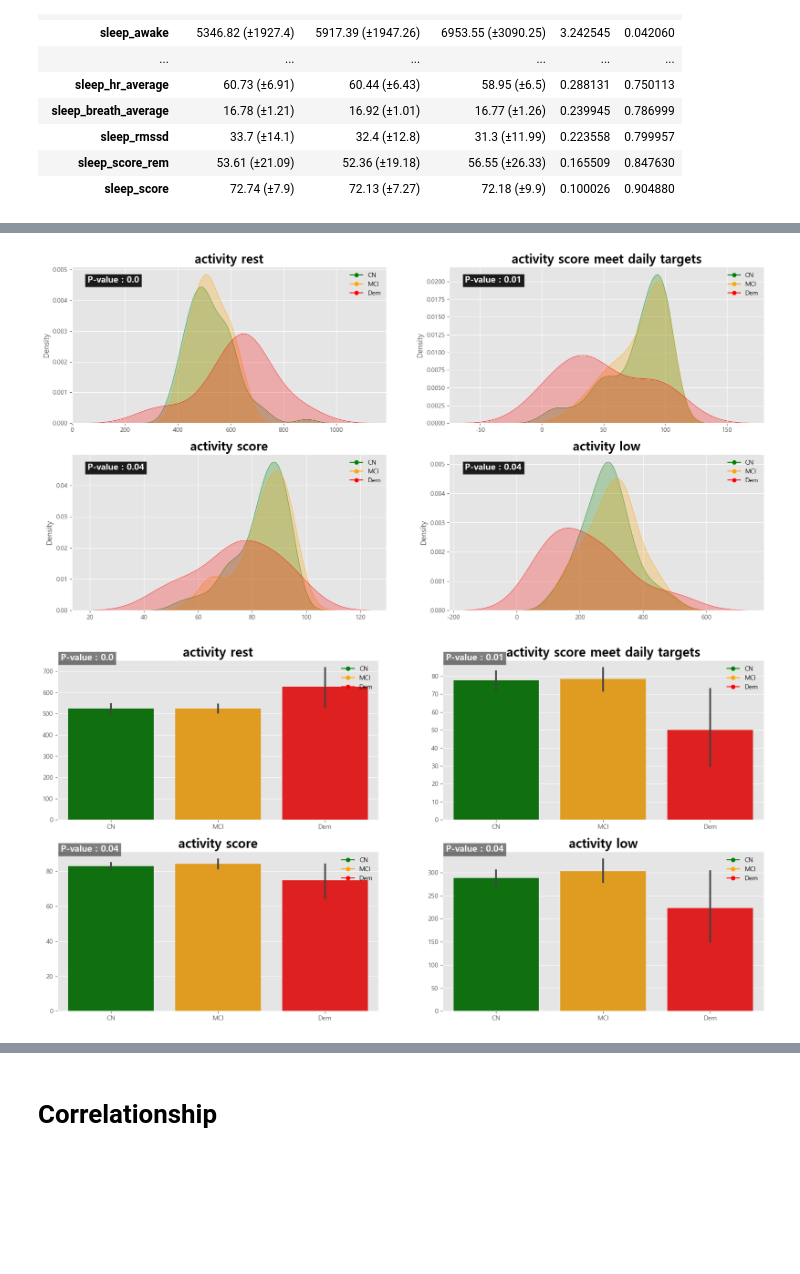
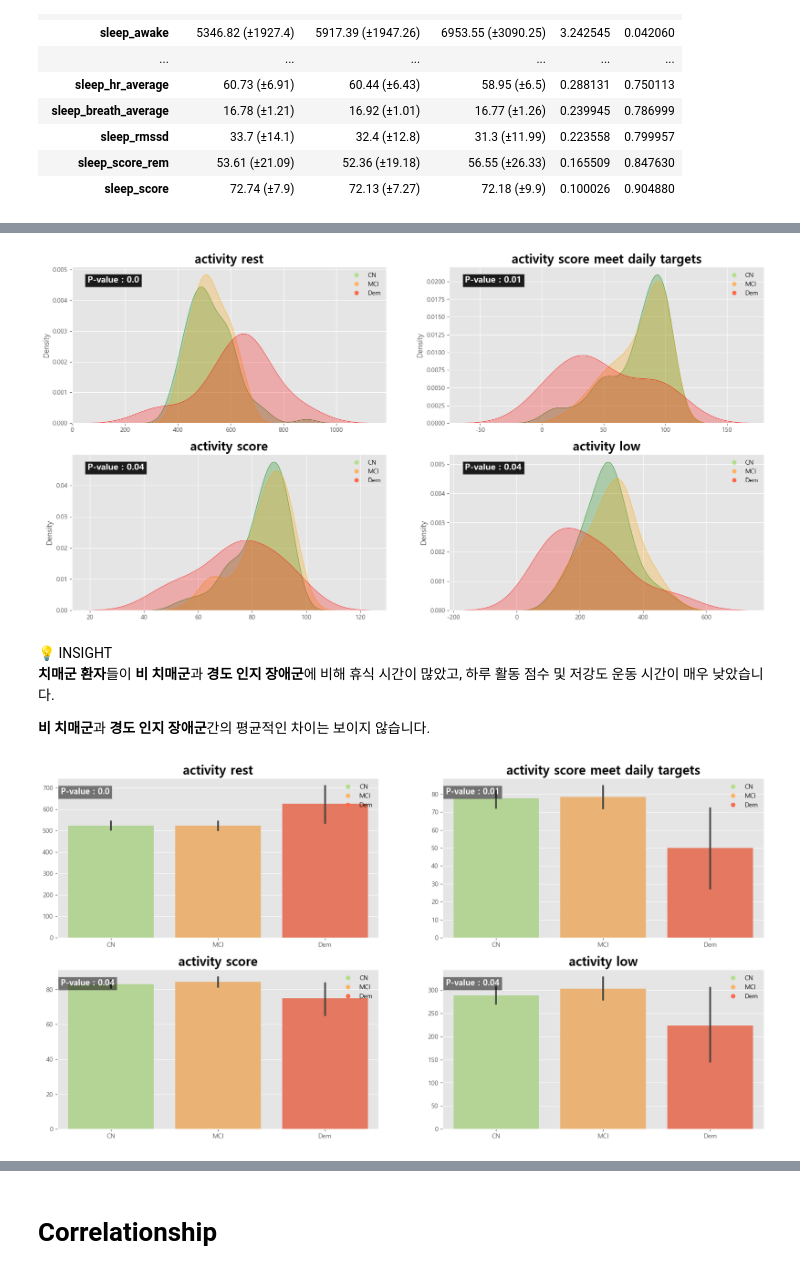
Before and after one commit to yonghyeun/Dementia_Analysis, a Jupyter notebook: LifeLog data/[라이프로그] 데이터 모델링.ipynb, the cells around one changed output, grey strips where cells are left out. Drawn from its saved outputs; the diff is of its cells as text; code cells hidden in the pictures; blank space fills up the shorter version.

```diff
--- a/LifeLog data/[라이프로그] 데이터 모델링.ipynb
+++ b/LifeLog data/[라이프로그] 데이터 모델링.ipynb
@@ -184,9 +225,9 @@ sleep_pvalue = sleep_result[sleep_result['p-value'] < 0.05]
 # %%
 fig,ax = plt.subplots(ncols = 2,nrows = 2, figsize = (20,10))
 
-target_colors = {'CN':'green','MCI':'orange','Dem':'red'}
+target_colors = {'CN':'#b2df8a','MCI':'#fdb462','Dem':'#fb6a4a'}
 
-legend_elements = [plt.Line2D([0], [0], marker='o', color=color, label=label)
+legend_elements = [plt.Line2D([0], [0], marker='o', color=color, label=label, linestyle = ' ')
                         for label, color in target_colors.items()]
 
 ax = ax.flatten()
@@ -213,40 +254,49 @@ for i,col in enumerate(activity_pvalue.index):
         # add text to ax
         ax[i].text(0.05, 0.9, f'P-value : {p}', transform=ax[i].transAxes, fontsize=14, fontweight='bold', color='white', bbox=dict(facecolor='black', alpha=0.5))
 # %% [output]
-[figure, old version]
+[figure, new version]
+# %% [markdown]
+<aside>
+💡 INSIGHT
+
+ **치매군 환자**들이 **비 치매군**과 **경도 인지 장애군**에 비해 휴식 시간이 많았고, 하루 활동 점수 및 저강도 운동 시간이 매우 낮았습니다.
+
+ **비 치매군**과 **경도 인지 장애군**간의 평균적인 차이는 보이지 않습니다.
+
+</aside>
 # %%
 fig,ax = plt.subplots(ncols = 2,nrows = 2, figsize = (20,10))
 
-target_colors = {'CN':'green','MCI':'orange','Dem':'red'}
+target_colors = {'CN':'#b2df8a','MCI':'#fdb462','Dem':'#fb6a4a'}
 
-legend_elements = [plt.Line2D([0], [0], marker='o', color=color, label=label)
+legend_elements = [plt.Line2D([0], [0], marker='o', color=color, label=label, linestyle = ' ')
                         for label, color in target_colors.items()]
 
 ax = ax.flatten()
 
-colors = ['green','orange','red']
+colors = ['#b2df8a','#fdb462','#fb6a4a']
 
 p_value = activity_pvalue['p-value'].values
 
 for i,col in enumerate(activity_pvalue.index):
 
     p = round(p_value[i],2)
 
     sns.barplot(data = df,
                 x = 'target',
                 y = col,
                 ax = ax[i],
                 order = ['CN','MCI','Dem'],
-                palette = ['green','orange','red'])
+                palette = ['#b2df8a','#fdb462','#fb6a4a'])
     ax[i].set_xlabel('')
     ax[i].set_ylabel('')
     ax[i].set_title(col.replace('_',' '), fontsize = 20, weight = 'bold')
     ax[i].legend(handles = legend_elements,
                 frameon = False,
                 loc = 'upper right')
-    ax[i].text(0.01, 1, f'P-value : {p}', transform=ax[i].transAxes, fontsize=14, fontweight='bold', color='white', bbox=dict(facecolor='black', alpha=0.5))
+    ax[i].text(0.01, 0.9, f'P-value : {p}', transform=ax[i].transAxes, fontsize=13, fontweight='bold', color='white', bbox=dict(facecolor='black', alpha=0.5))
 # %% [output]
-[figure, old version]
+[figure, new version]
 # %%
 fig,ax = plt.subplots(ncols = 5,nrows = 2, figsize = (30,10))
 
```
Also changed, not shown: parts of 56 cells of this notebook, 2 other files.
